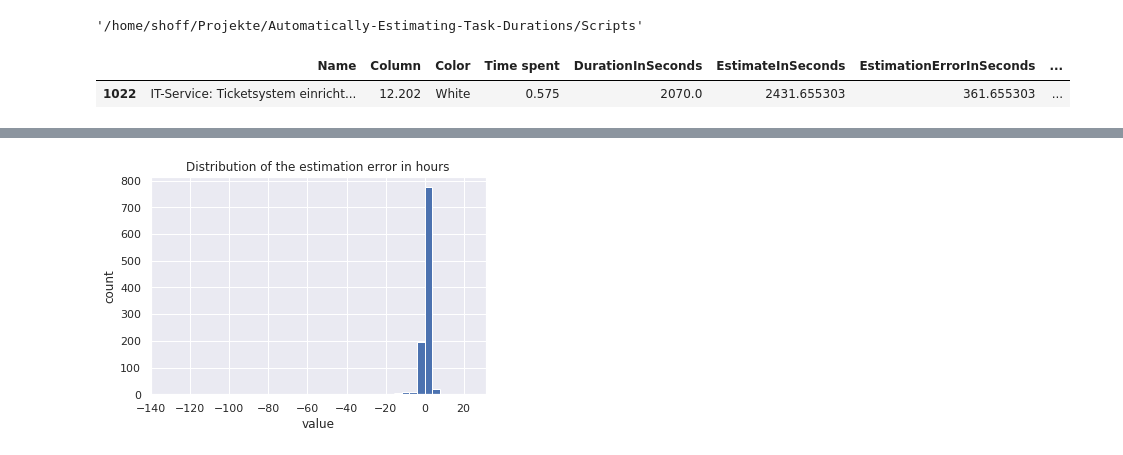
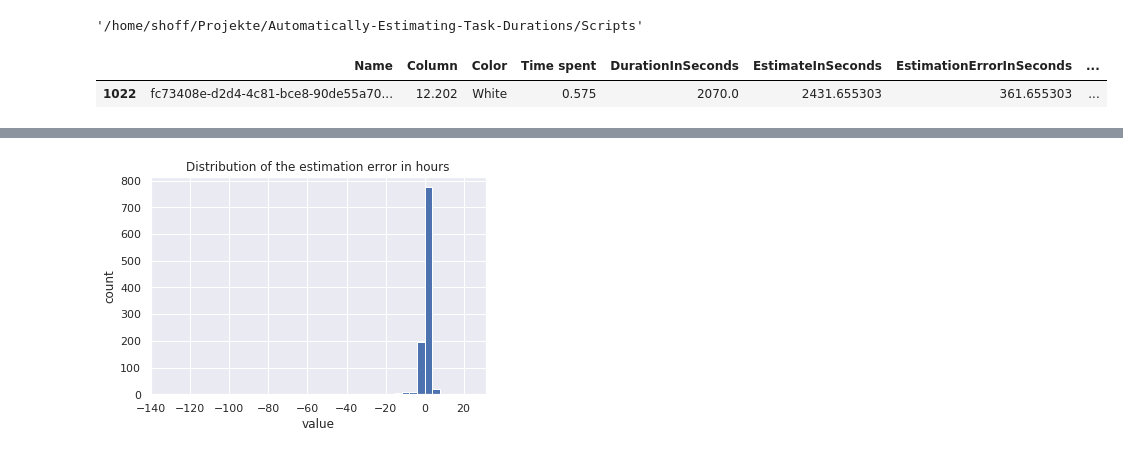
Before and after one commit to stho32/Automatically-Estimating-Task-Durations, a Jupyter notebook: Scripts/Algorithm_review.ipynb, the cells around one changed output, grey strips where cells are left out. Saved outputs shown, nothing was run; the diff lists cells and outputs as text; code cells hidden in the pictures.

```diff
--- a/Scripts/Algorithm_review.ipynb
+++ b/Scripts/Algorithm_review.ipynb
@@ -17,10 +18,11 @@ sns.set(color_codes=True)
 # %%
 df = pd.read_csv("./output/A004_SWE-Archiv-2020_SWE-Archiv-2020_.csv")
 df['EstimationErrorInSeconds'] = df.apply (lambda row: row["EstimateInSeconds"] - row["DurationInSeconds"], axis=1)
 df['DurationInHours'] = df.apply (lambda row: row["DurationInSeconds"]/60/60, axis=1)
 df['DurationAsHour'] = df.apply (lambda row: round(row["DurationInSeconds"]/60/60,0), axis=1)
 df['EstimationErrorInHours'] = df.apply (lambda row: (row["EstimateInSeconds"] - row["DurationInSeconds"])/60/60, axis=1)
+df['Name'] = df.apply (lambda row: str(uuid.uuid4()) + " " + row["Name"], axis=1)
 df.tail(1)
 # %% [output]
 |  | Name | Column | Color | Time spent | DurationInSeconds | EstimateInSeconds | EstimationErrorInSeconds | ... |
-| 1022 | IT-Service: Ticketsystem einricht... | 12.202 | White | 0.575 | 2070.0 | 2431.655303 | 361.655303 | ... |
+| 1022 | fc73408e-d2d4-4c81-bce8-90de55a70... | 12.202 | White | 0.575 | 2070.0 | 2431.655303 | 361.655303 | ... |
```
Also changed, not shown: parts of 5 cells of this notebook, 45 other files.
